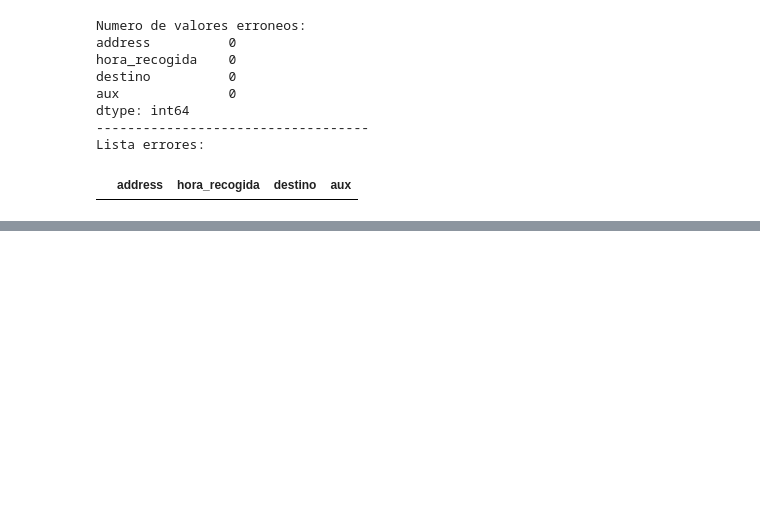
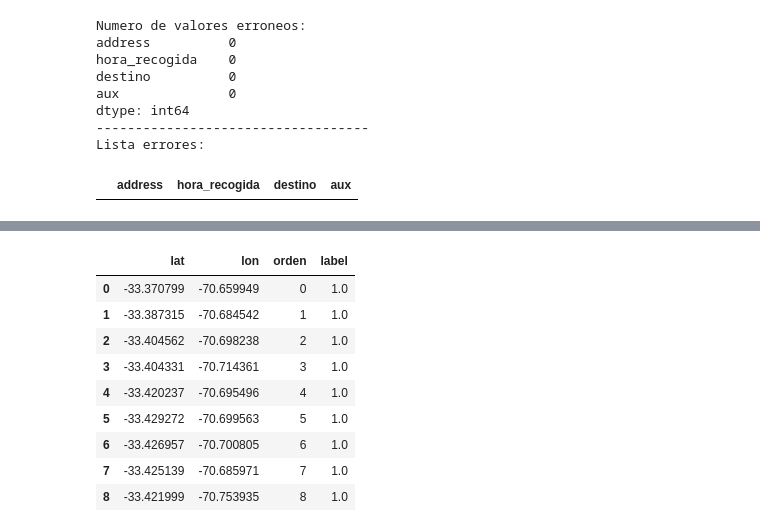
Before and after one commit to martinnnsss/best-route, a Jupyter notebook: routes_v3.ipynb, the cells around one changed output, grey strips where cells are left out. Cells and saved outputs as stored; diff of their text form; code cells hidden in the pictures; blank space fills up the shorter version.

```diff
--- a/routes_v3.ipynb
+++ b/routes_v3.ipynb
@@ -454,0 +413,13 @@ true_df
+# %%
+true_orden_dfs[true_orden_dfs['label'] == 1]
+# %% [output]
+|  | lat | lon | orden | label |
+| 0 | -33.370799 | -70.659949 | 0 | 1.0 |
+| 1 | -33.387315 | -70.684542 | 1 | 1.0 |
+| 2 | -33.404562 | -70.698238 | 2 | 1.0 |
+| 3 | -33.404331 | -70.714361 | 3 | 1.0 |
+| 4 | -33.420237 | -70.695496 | 4 | 1.0 |
+| 5 | -33.429272 | -70.699563 | 5 | 1.0 |
+| 6 | -33.426957 | -70.700805 | 6 | 1.0 |
+| 7 | -33.425139 | -70.685971 | 7 | 1.0 |
+| 8 | -33.421999 | -70.753935 | 8 | 1.0 |
```
Also changed, not shown: parts of 10 cells of this notebook.
